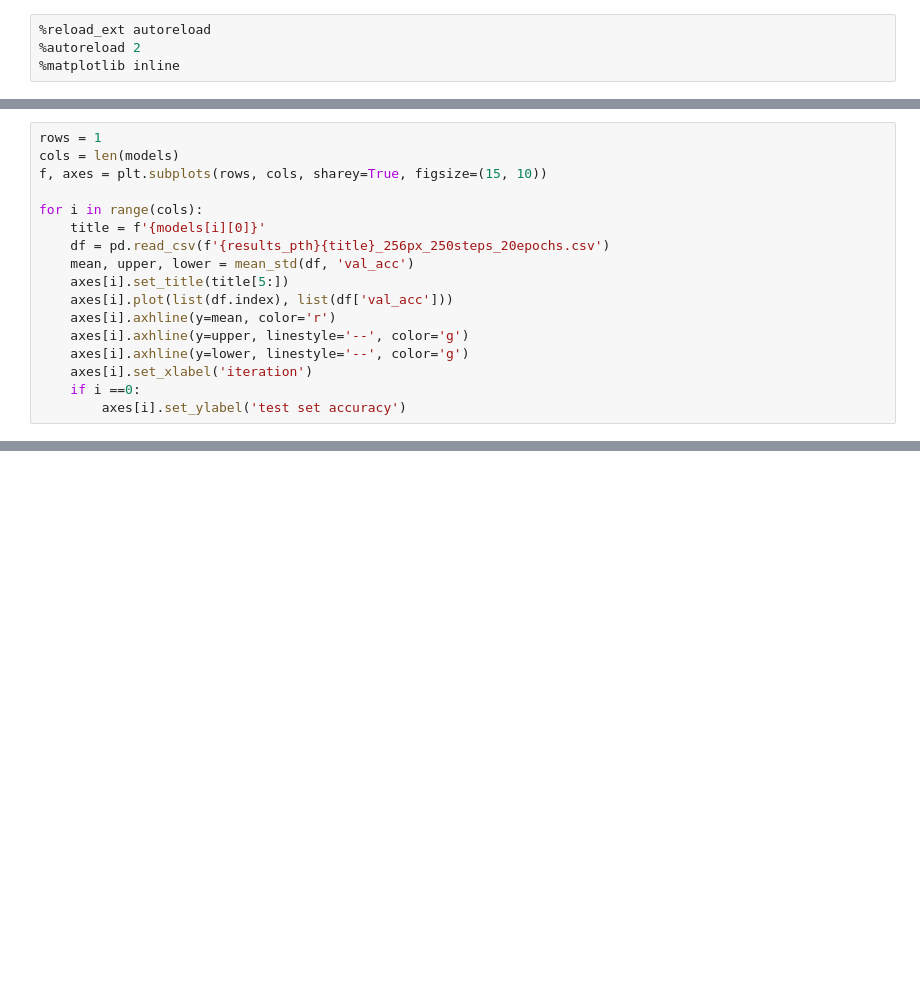
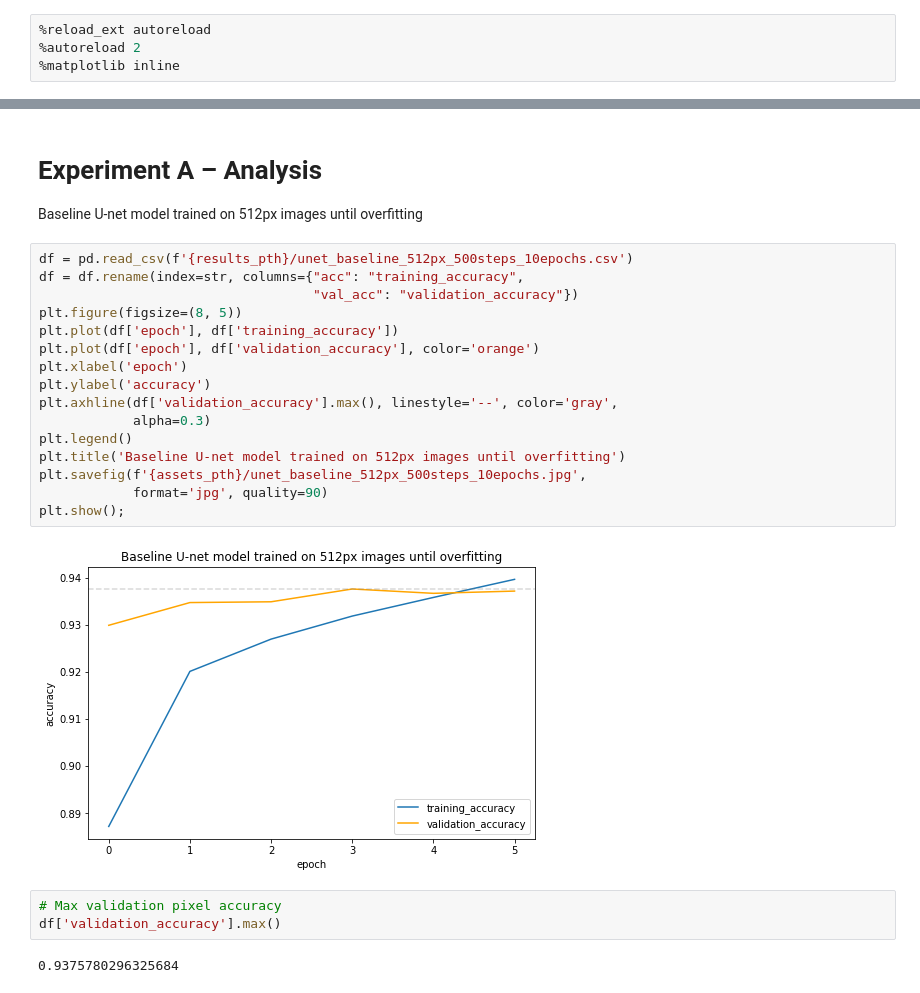
Before and after one commit to a-martyn/unet, a Jupyter notebook: analysis.ipynb, the cells around one changed output, grey strips where cells are left out. Cells and saved outputs as stored; diff of their text form; blank space fills up the shorter version.

```diff
--- a/analysis.ipynb
+++ b/analysis.ipynb
@@ -58,17 +45,0 @@ for i in range(cols):
-# %%
-rows = 1
-cols = len(models)
-f, axes = plt.subplots(rows, cols, sharey=True, figsize=(15, 10))
-
-for i in range(cols):
-    title = f'{models[i][0]}'
-    df = pd.read_csv(f'{results_pth}{title}_256px_250steps_20epochs.csv')
-    mean, upper, lower = mean_std(df, 'val_acc')
-    axes[i].set_title(title[5:])
-    axes[i].plot(list(df.index), list(df['val_acc']))
-    axes[i].axhline(y=mean, color='r')
-    axes[i].axhline(y=upper, linestyle='--', color='g')
-    axes[i].axhline(y=lower, linestyle='--', color='g')
-    axes[i].set_xlabel('iteration')
-    if i ==0:
-        axes[i].set_ylabel('test set accuracy')
@@ -76,0 +62,27 @@ for i in range(cols):
+# %% [markdown]
+# Experiment A – Analysis
+
+Baseline U-net model trained on 512px images until overfitting
+# %%
+df = pd.read_csv(f'{results_pth}/unet_baseline_512px_500steps_10epochs.csv')
+df = df.rename(index=str, columns={"acc": "training_accuracy",
+                                   "val_acc": "validation_accuracy"})
+plt.figure(figsize=(8, 5))
+plt.plot(df['epoch'], df['training_accuracy'])
+plt.plot(df['epoch'], df['validation_accuracy'], color='orange')
+plt.xlabel('epoch')
+plt.ylabel('accuracy')
+plt.axhline(df['validation_accuracy'].max(), linestyle='--', color='gray',
+            alpha=0.3)
+plt.legend()
+plt.title('Baseline U-net model trained on 512px images until overfitting')
+plt.savefig(f'{assets_pth}/unet_baseline_512px_500steps_10epochs.jpg',
+            format='jpg', quality=90)
+plt.show();
+# %% [output]
+[figure, added]
+# %%
+# Max validation pixel accuracy
+df['validation_accuracy'].max()
+# %% [output]
+0.9375780296325684
```
Also changed, not shown: parts of 16 cells of this notebook, 12 other files.
